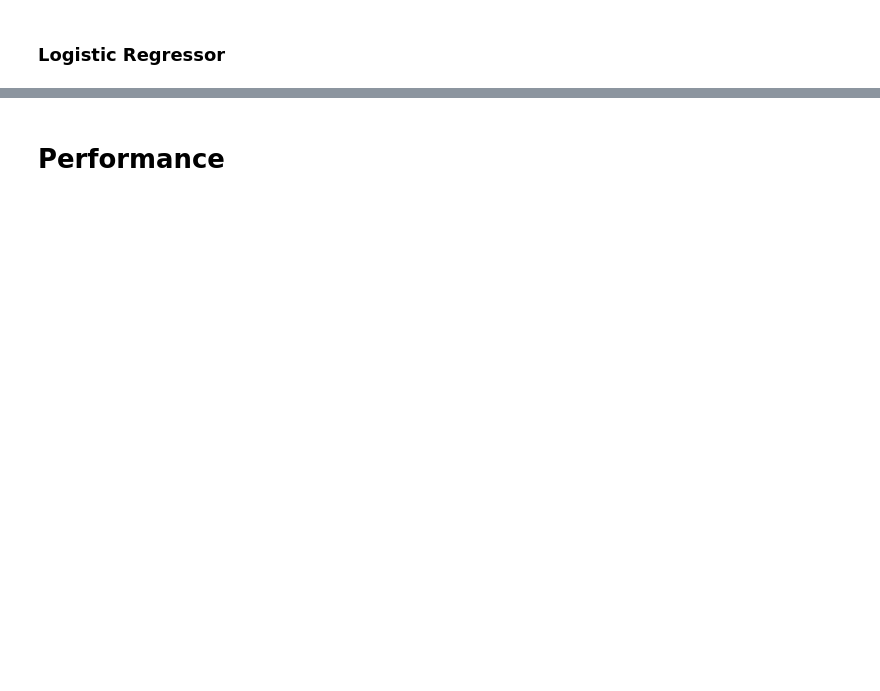
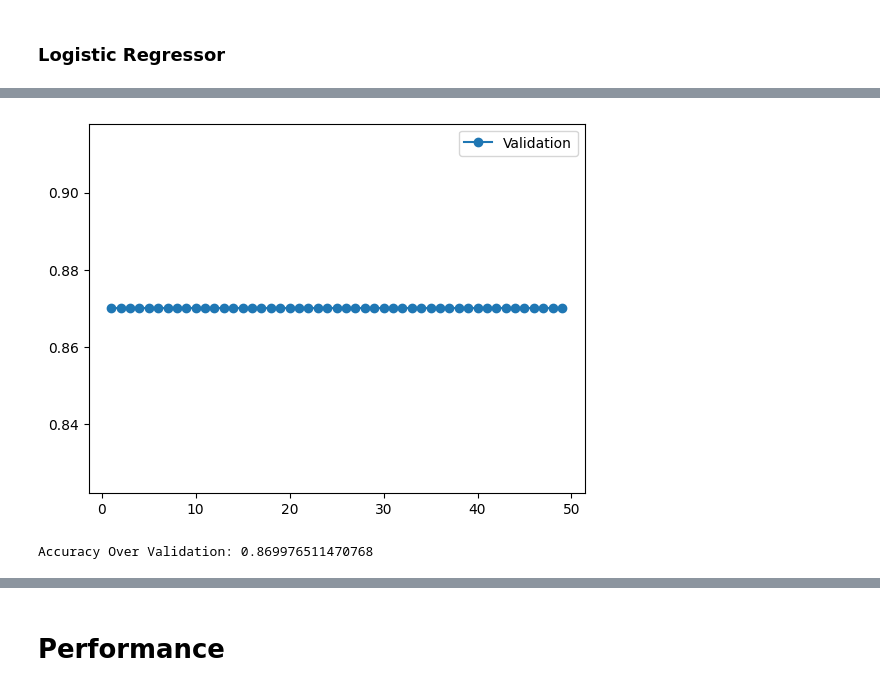
Before and after one commit to alvaro-morais-png/ensaio-machine-learning, a Jupyter notebook: ensaios/classificacao/classificacao_teste.ipynb, the cells around one changed output, grey strips where cells are left out. Cells and saved outputs as stored; diff of their text form; code cells hidden in the pictures; blank space fills up the shorter version.

```diff
--- a/ensaios/classificacao/classificacao_teste.ipynb
+++ b/ensaios/classificacao/classificacao_teste.ipynb
@@ -188,0 +322,14 @@ Accuracy Over Test: 0.9643533001197234
+# %%
+## plot of train and test scores vs tree depth
+plt.plot( values_lr, val_scores_lr, '-o', label='Validation' )
+plt.legend()
+plt.show()
+# %% [output]
+[figure, added]
+# %%
+## Previsão sobre os dados de validacao
+yhat_val_lr = model_lr.predict( X_val )
+acc_val_lr = mt.accuracy_score( y_val, yhat_val_lr )
+print( "Accuracy Over Validation: {}".format( acc_val_lr ) )
+# %% [output]
+Accuracy Over Validation: 0.869976511470768
```
Also changed, not shown: parts of 27 cells of this notebook.
